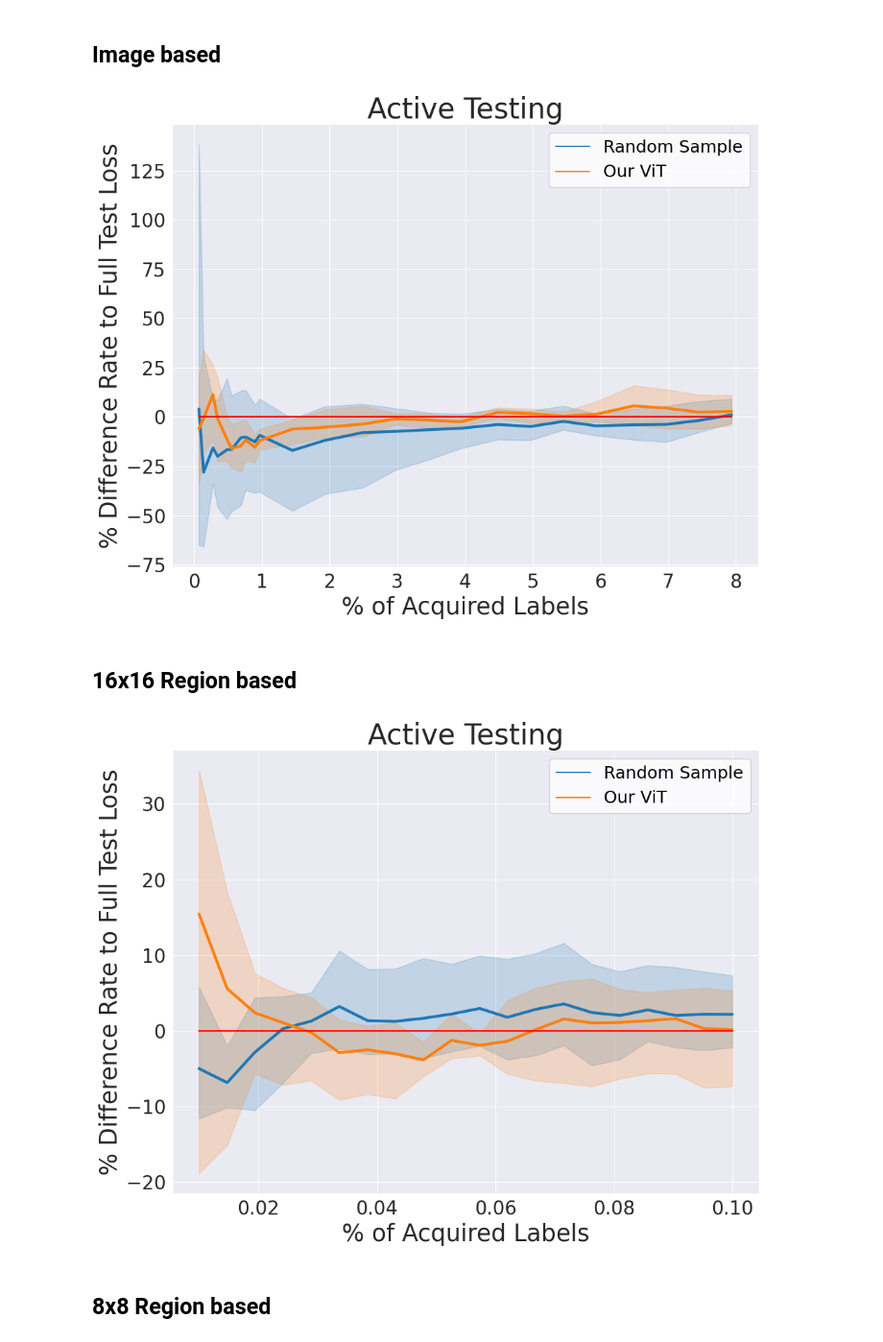
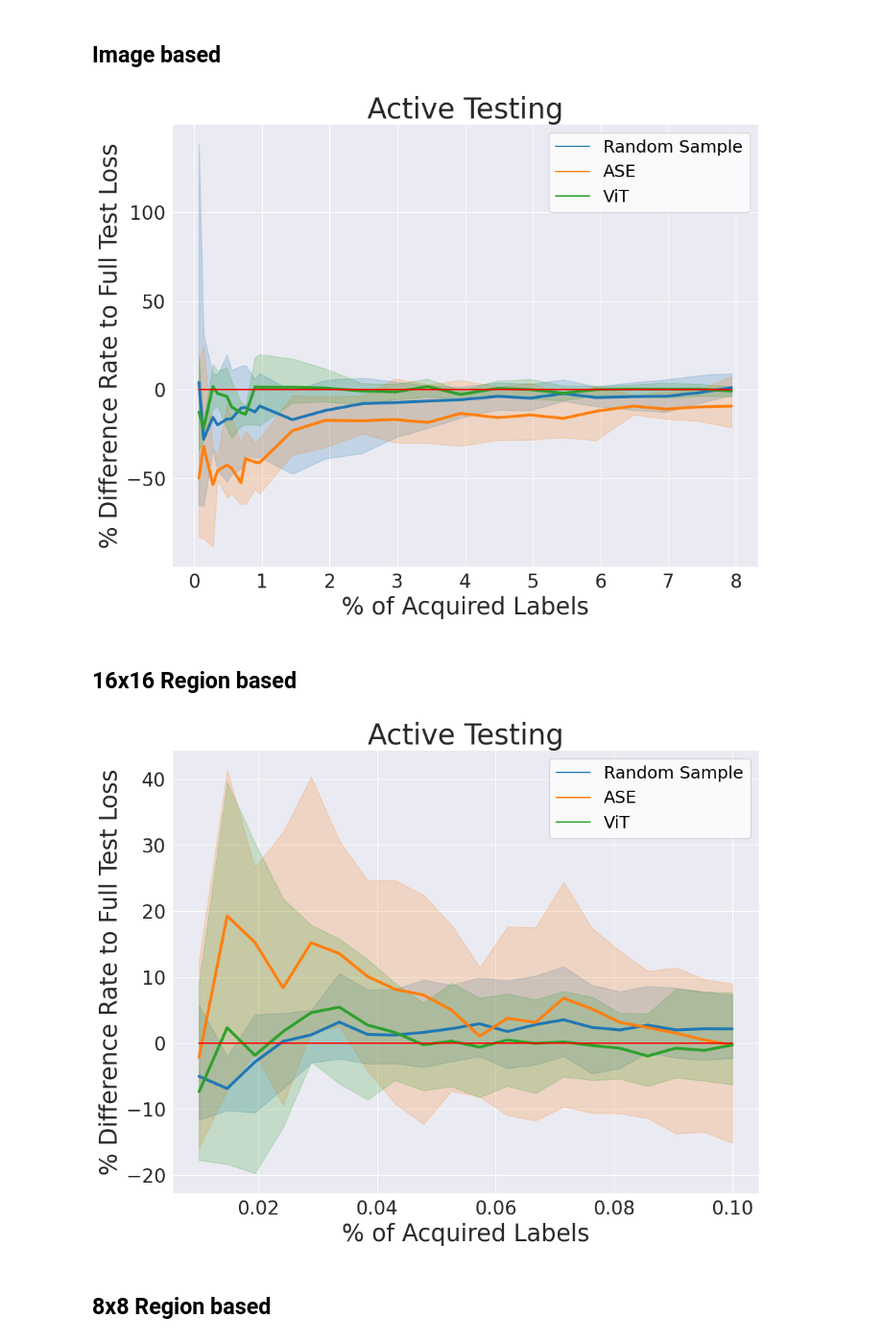
Before and after one commit to susanbao/pytorch-segmentation, a Jupyter notebook: active_testing_figure_simple.ipynb, the cells around one changed output. Shown at 96% size. Drawn from its saved outputs; the diff is of its cells as text; code cells hidden in the pictures.

```diff
--- a/active_testing_figure_simple.ipynb
+++ b/active_testing_figure_simple.ipynb
@@ -147,34 +147,33 @@ def read_baseline_data(data_path):
 model_dataset = "UNet_VOC"
 base_path = f"./pro_data/{model_dataset}/val/"
 sample_size_threshold = np_read(base_path + "image_true_losses.npy").shape[0]
-method_dict = {"random sample": "Random Sample", "ViT": "Our ViT", "temp":"temp",
-               "MLP": "MLP", "ordinal": "ordinal", "ViT-region": "ViT-region", "ASE": "ASE"}
+method_dict = {"random sample": "Random Sample", "ViT all": "ViT", "ASE":"ASE"}
 result_json_path = f"./results/{model_dataset}/image_based_active_testing/"
 true_loss_estimation_path = result_json_path + "None.json"
 test_whole_data = read_baseline_data(true_loss_estimation_path)
 results = add_entries(result_json_path + "random_sample_3_runs.json")
-# results =  results.append(add_entries(result_json_path + "ase_runs.json"),ignore_index=True)
-results =  results.append(add_entries(result_json_path + "ViT_output_train_ordinal_runs_35000.json"),ignore_index=True)
+results =  results.append(add_entries(result_json_path + "ase_runs.json"),ignore_index=True)
+results =  results.append(add_entries(result_json_path + "ViT_range_all_runs_10000.json"),ignore_index=True)
 plot_all_diff_precentage_figure(results, test_whole_data, sample_size_threshold, "loss", x_label_name = "% of Acquired Labels")
 # %% [output]
-[figure, old version]
+[figure, new version]
 # %% [markdown]
 ## 16x16 Region based
 # %%
 ## 16x16 based
 model_dataset = "UNet_VOC"
 base_path = f"./pro_data/{model_dataset}/val/"
 sample_size_threshold = np_read(base_path + "region_16_16_true_losses.npy").shape[0]
-method_dict = {"random sample": "Random Sample", "ViT": "Our ViT", "temp":"temp", "MLP": "MLP", "ordinal": "ordinal", "ASE": "ASE"}
+method_dict = {"random sample": "Random Sample", "ViT region": "ViT", "ASE": "ASE"}
 result_json_path = f"./results/{model_dataset}/region_16_16_active_testing/"
 true_loss_estimation_path = result_json_path + "None.json"
 test_whole_data = read_baseline_data(true_loss_estimation_path)
 results = add_entries(result_json_path + "random_sample_3_runs.json")
-# results =  results.append(add_entries(result_json_path + "ase_runs.json"),ignore_index=True)
-results =  results.append(add_entries(result_json_path + "ViT_output_train_ordinal_runs_35000.json"),ignore_index=True)
+results =  results.append(add_entries(result_json_path + "ase_runs.json"),ignore_index=True)
+results =  results.append(add_entries(result_json_path + "ViT_range_region_runs_10000.json"),ignore_index=True)
 plot_all_diff_precentage_figure(results, test_whole_data, sample_size_threshold, "loss", x_label_name = "% of Acquired Labels")
 # %% [output]
-[figure, old version]
+[figure, new version]
 # %% [markdown]
 ## 8x8 Region based
 # %%
```
Also changed, not shown: parts of 5 cells of this notebook, 2 other files.
